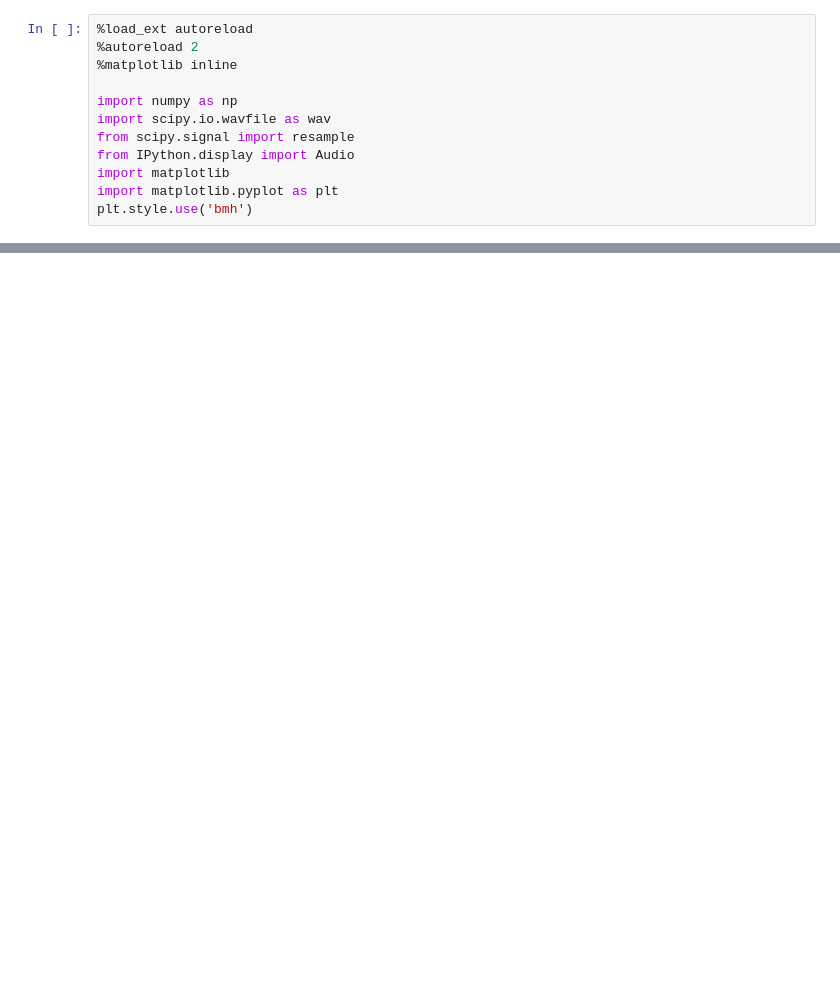
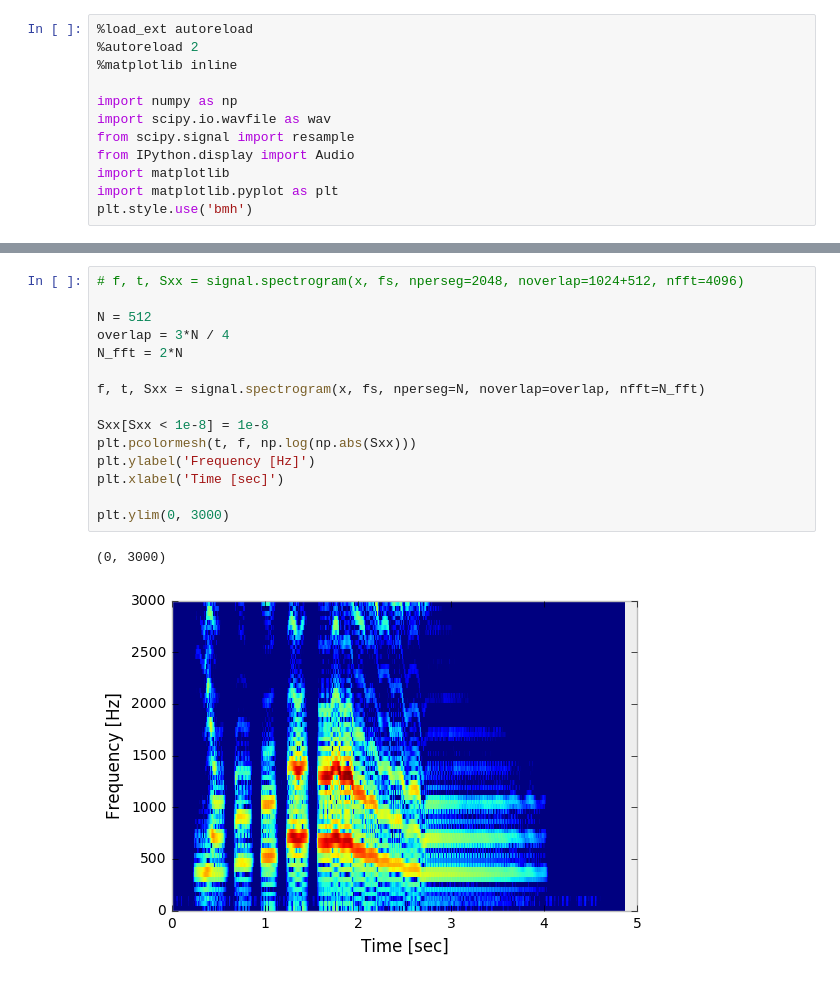
Before and after one commit to doksa/dsp-notebooks, a Jupyter notebook: Week3.ipynb, the cells around one changed output, grey strips where cells are left out. Cells and saved outputs as stored; diff of their text form; blank space fills up the shorter version.

```diff
--- a/Week3.ipynb
+++ b/Week3.ipynb
@@ -164,0 +201,18 @@ plt.title('Transforms from -$\pi$ to $\pi$')
+# %%
+# f, t, Sxx = signal.spectrogram(x, fs, nperseg=2048, noverlap=1024+512, nfft=4096)
+
+N = 512
+overlap = 3*N / 4
+N_fft = 2*N
+
+f, t, Sxx = signal.spectrogram(x, fs, nperseg=N, noverlap=overlap, nfft=N_fft)
+
+Sxx[Sxx < 1e-8] = 1e-8
+plt.pcolormesh(t, f, np.log(np.abs(Sxx)))
+plt.ylabel('Frequency [Hz]')
+plt.xlabel('Time [sec]')
+
+plt.ylim(0, 3000)
+# %% [output]
+(0, 3000)
+[figure, added]
```
Also changed, not shown: parts of 4 cells of this notebook.
